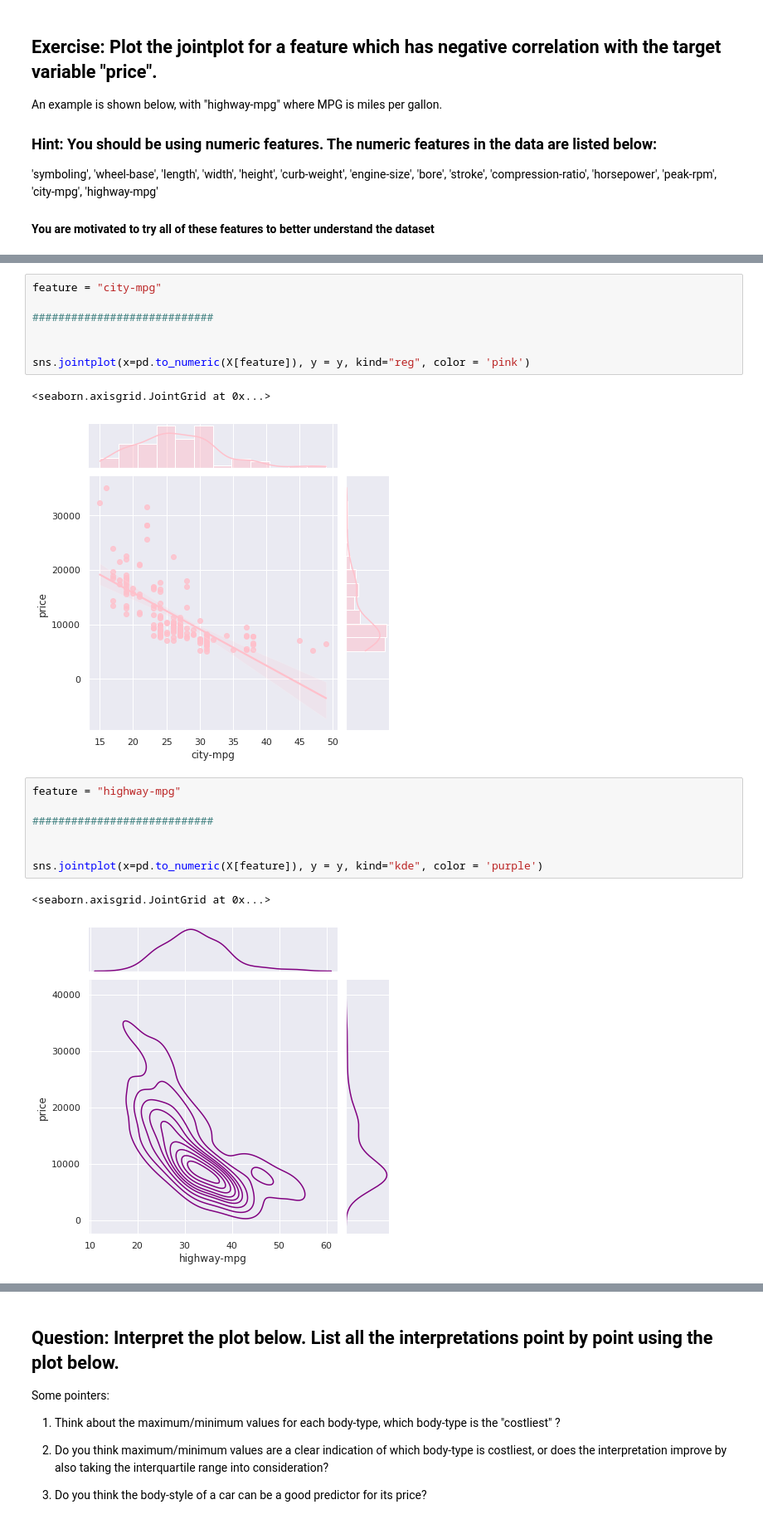
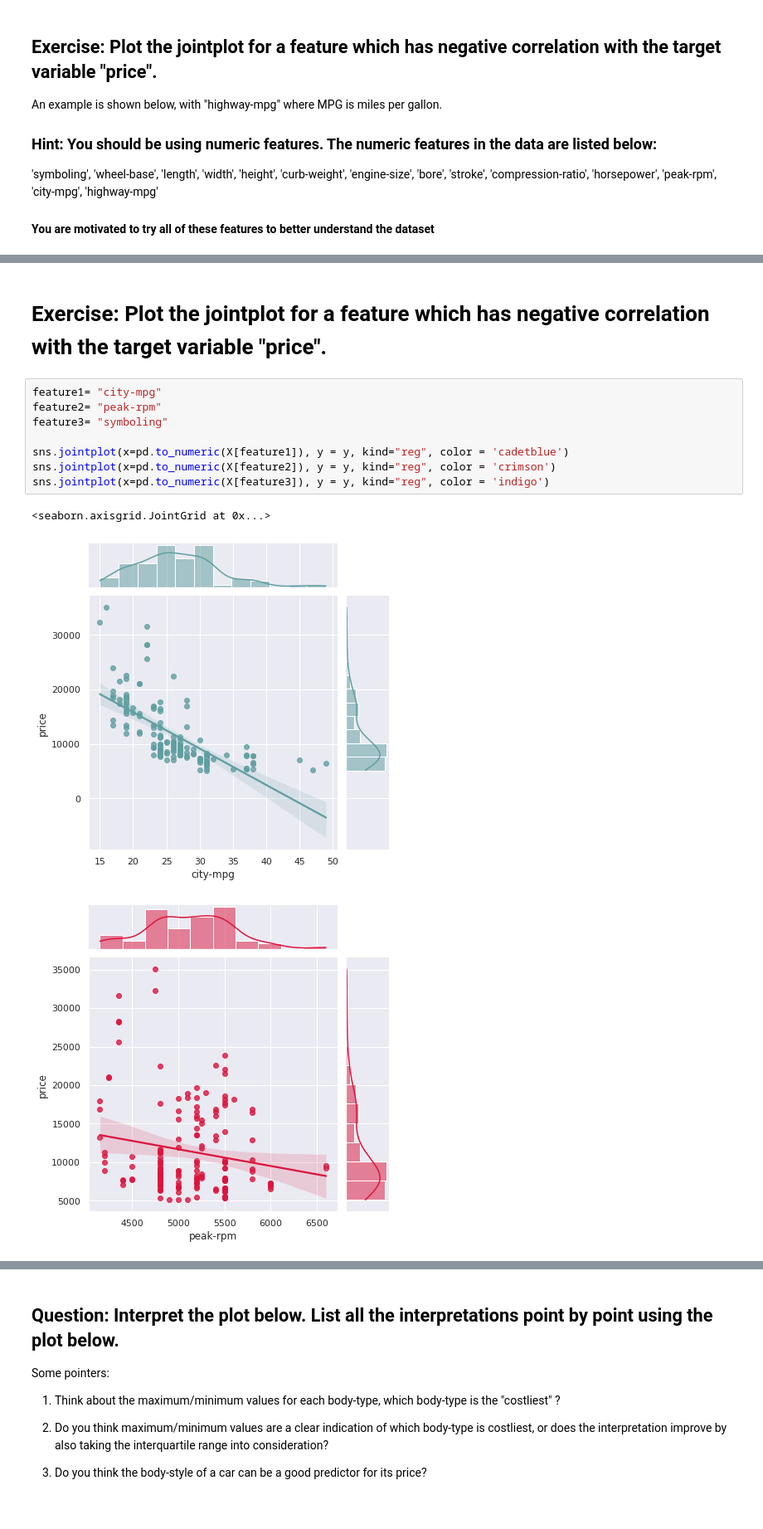
Before and after one commit to borrarohith/FMML_COURSE_ASSINGMENT, a Jupyter notebook: Mod2_Lab1.ipynb, the cells around one changed output, grey strips where cells are left out. Shown at 83% size. Cells and saved outputs as stored; diff of their text form.

```diff
--- a/Mod2_Lab1.ipynb
+++ b/Mod2_Lab1.ipynb
@@ -186,20 +174,14 @@ sns.jointplot(x=pd.to_numeric(X[feature]), y = y, kind="reg", color = 'black')
-# %%
-feature = "city-mpg"
-
-############################
-
-
-sns.jointplot(x=pd.to_numeric(X[feature]), y = y, kind="reg", color = 'pink')
-# %% [output]
-<seaborn.axisgrid.JointGrid at 0x...>
-[figure, removed]
-# %%
-feature = "highway-mpg"
-
-############################
-
-
-sns.jointplot(x=pd.to_numeric(X[feature]), y = y, kind="kde", color = 'purple')
-# %% [output]
-<seaborn.axisgrid.JointGrid at 0x...>
-[figure, removed]
+# %% [markdown]
+# **Exercise: Plot the jointplot for a feature which has negative correlation with the target variable "price".**
+# %%
+feature1= "city-mpg"
+feature2= "peak-rpm"
+feature3= "symboling"
+
+sns.jointplot(x=pd.to_numeric(X[feature1]), y = y, kind="reg", color = 'cadetblue')
+sns.jointplot(x=pd.to_numeric(X[feature2]), y = y, kind="reg", color = 'crimson')
+sns.jointplot(x=pd.to_numeric(X[feature3]), y = y, kind="reg", color = 'indigo')
+# %% [output]
+<seaborn.axisgrid.JointGrid at 0x...>
+[figure, added]
+[figure, added]
```
Also changed, not shown: parts of 15 cells of this notebook.
